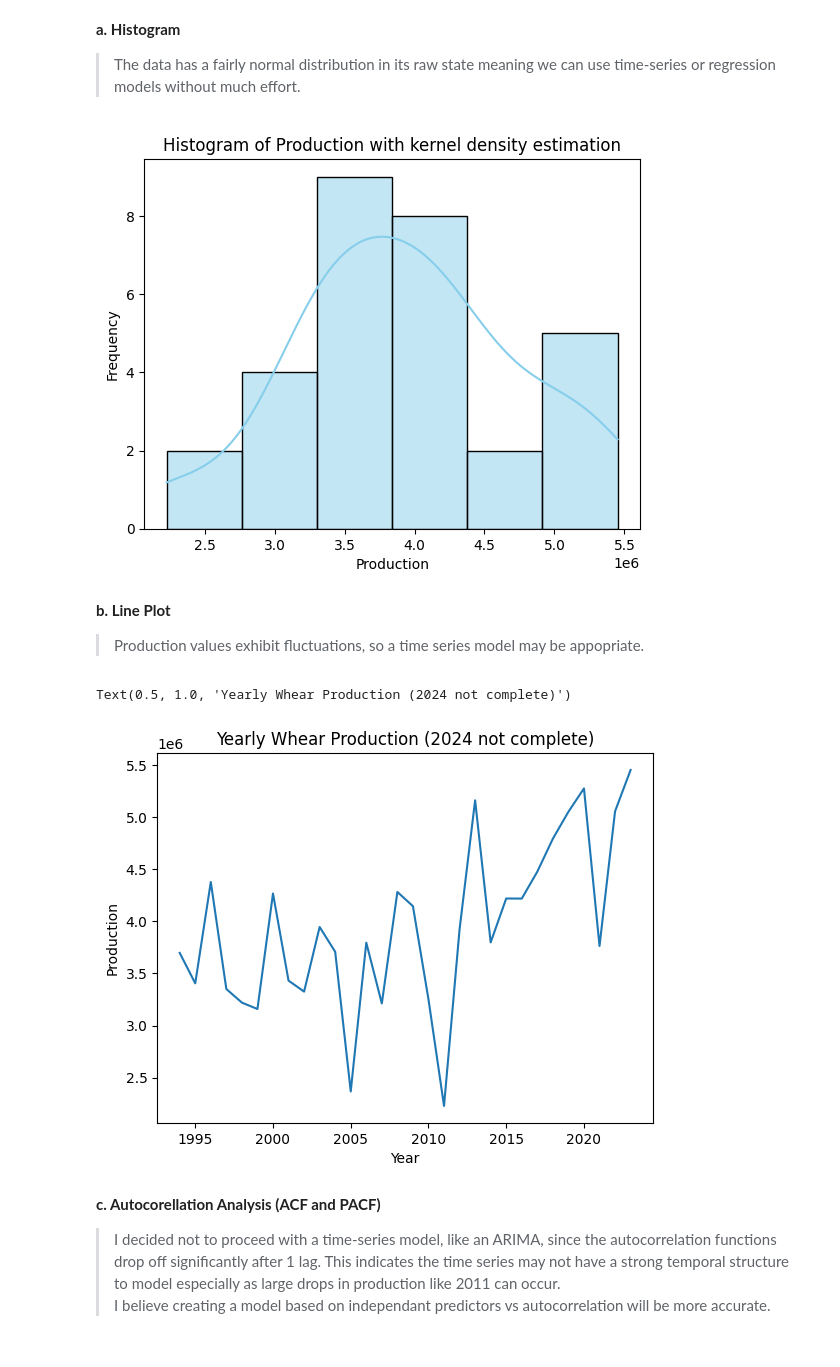
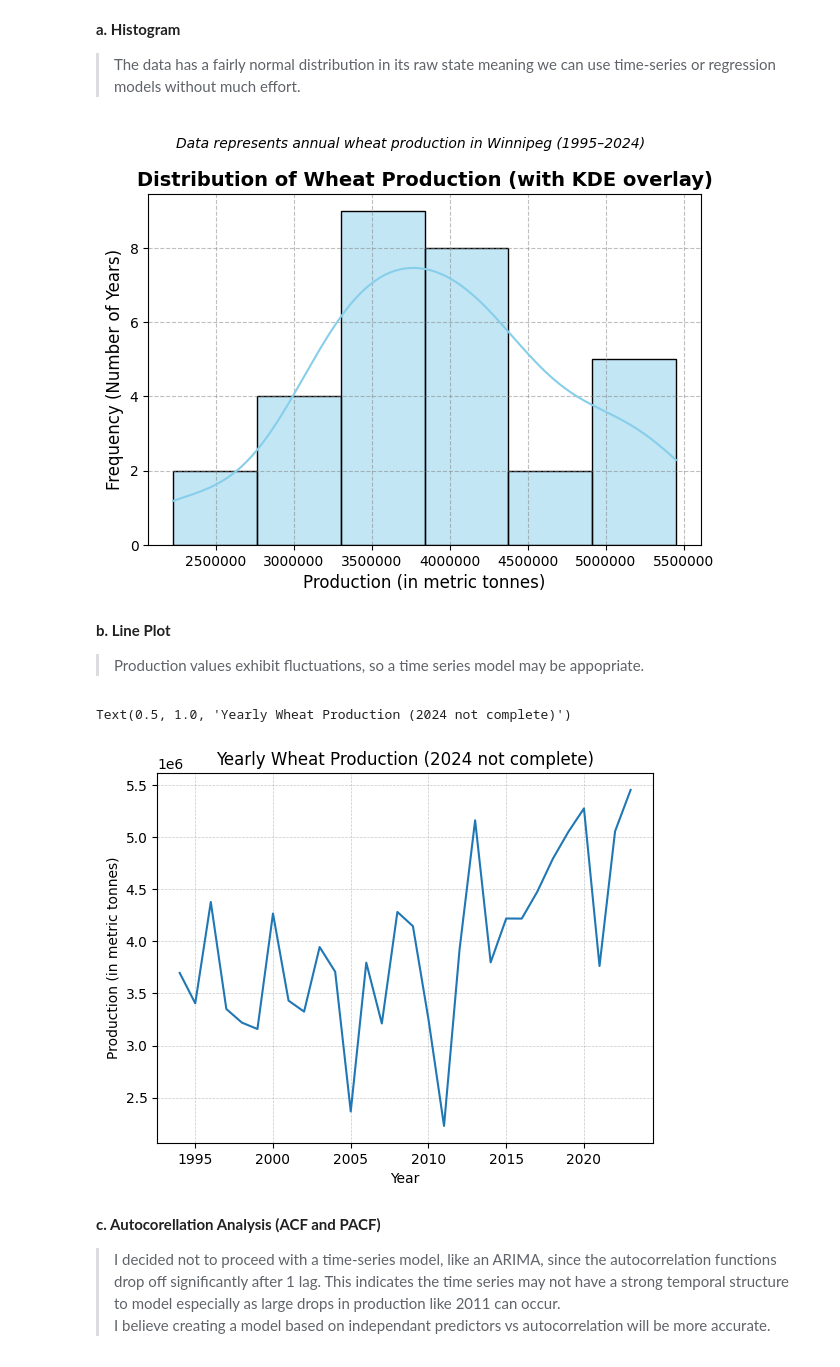
Before and after one commit to connorthornhill9/manitoba_wheat_and_RI_demand, a Jupyter notebook: Scripts/Forecaster Take Home - Winnipeg Wheat Forecast.ipynb, the cells around one changed output. Saved outputs shown, nothing was run; the diff lists cells and outputs as text; code cells hidden in the pictures.

```diff
--- a/Scripts/Forecaster Take Home - Winnipeg Wheat Forecast.ipynb
+++ b/Scripts/Forecaster Take Home - Winnipeg Wheat Forecast.ipynb
@@ -74,14 +73,20 @@ max    2023.000000  4.225000e+06    4.200000e+06       0.679255  5.451483e+06
 # %%
 production_data = wheat_df['Production']
 
 sns.histplot(production_data, kde = True, bins = 6, color = 'skyblue') # I chose 6 bins since there is only 30 records (square root rule).
 
 plt.xlabel('Production')
 plt.ylabel('Frequency')
-plt.title('Histogram of Production with kernel density estimation')
+plt.title('Distribution of Wheat Production (with KDE overlay)', fontsize = 14, weight = 'bold')
+plt.suptitle("Data represents annual wheat production in Winnipeg (1995–2024)", fontsize=10, style='italic')
+plt.xlabel("Production (in metric tonnes)", fontsize=12)
+plt.ylabel("Frequency (Number of Years)", fontsize=12)
+plt.grid(visible=True, color='gray', linestyle='--', alpha=0.5)
+plt.ticklabel_format(axis='x', style='plain')
+plt.tight_layout()
 plt.show()
 # %% [output]
-[figure, old version]
+[figure, new version]
 # %% [markdown]
 **b. Line Plot**
 > Production values exhibit fluctuations, so a time series model may be appopriate.
@@ -90,12 +95,13 @@ line_plot_data = wheat_df[['Year', 'Production']]
 
 sns.lineplot(data = line_plot_data, x = 'Year', y = 'Production')
 
+plt.grid(visible=True, which='both', linestyle='--', linewidth=0.5, alpha=0.7)
 plt.xlabel('Year')
-plt.ylabel('Production')
-plt.title('Yearly Whear Production (2024 not complete)')
+plt.ylabel('Production (in metric tonnes)')
+plt.title('Yearly Wheat Production (2024 not complete)')
 # %% [output]
-Text(0.5, 1.0, 'Yearly Whear Production (2024 not complete)')
+Text(0.5, 1.0, 'Yearly Wheat Production (2024 not complete)')
-[figure, old version]
+[figure, new version]
 # %% [markdown]
 **c. Autocorellation Analysis (ACF and PACF)**
 > I decided not to proceed with a time-series model, like an ARIMA, since the autocorrelation functions drop off significantly after 1 lag. This indicates the time series may not have a strong temporal structure to model especially as large drops in production like 2011 can occur.\
```
Also changed, not shown: parts of 6 cells of this notebook, 1 other file.
